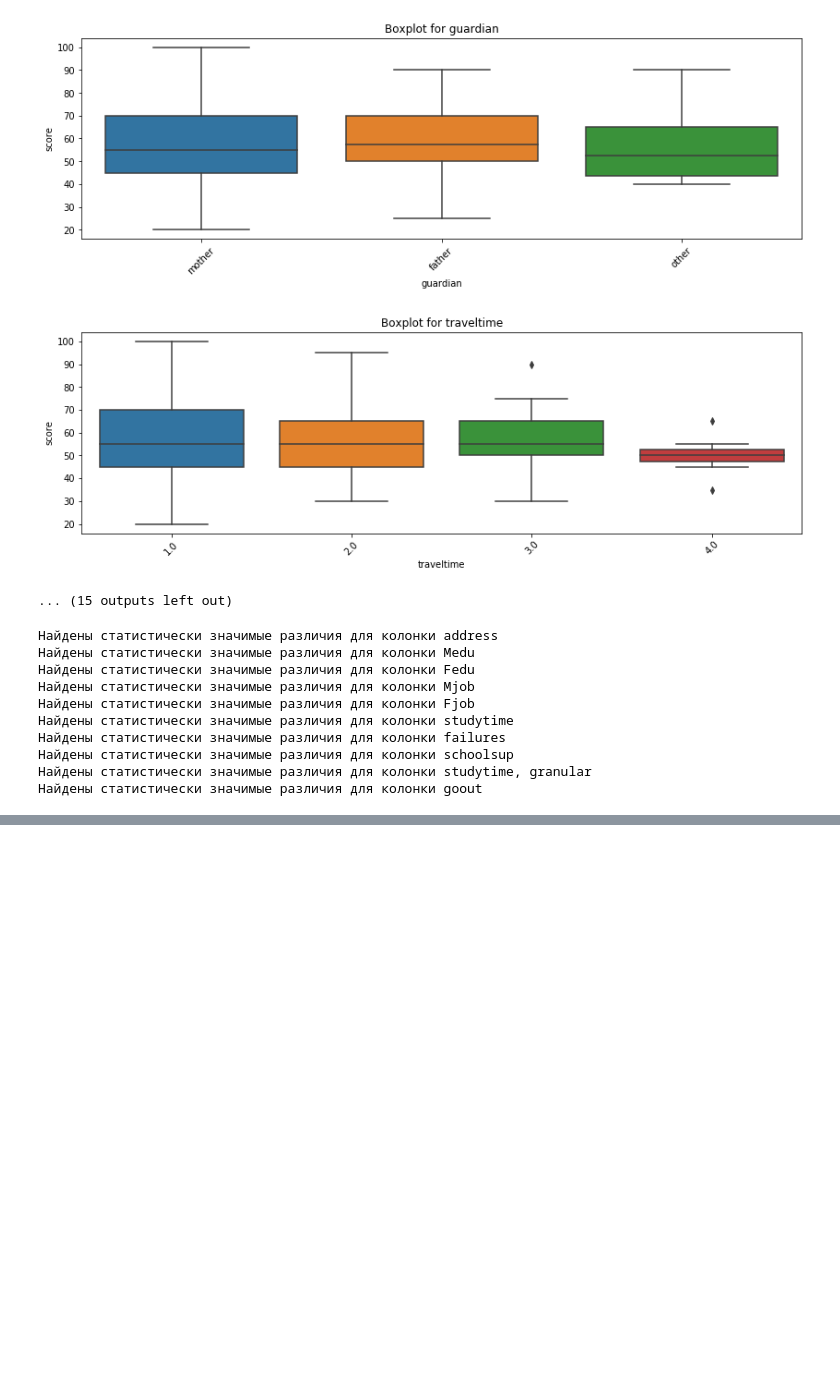
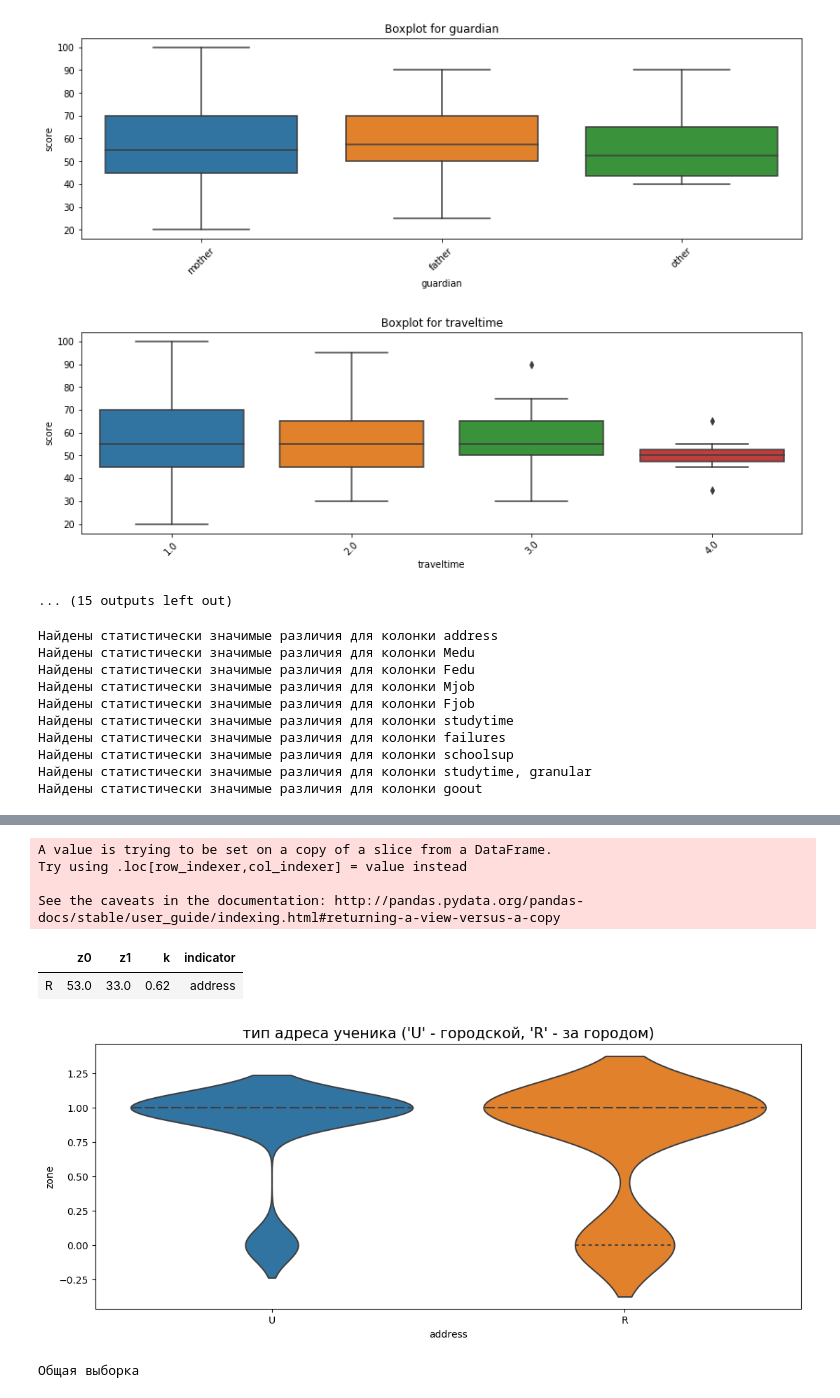
Before and after one commit to Viktor-VK/skillfactory_rds, a Jupyter notebook: module_2/RealDS_2.ipynb, the cells around one changed output, grey strips where cells are left out. Cells and saved outputs as stored; diff of their text form; code cells hidden in the pictures; blank space fills up the shorter version.

```diff
--- a/module_2/RealDS_2.ipynb
+++ b/module_2/RealDS_2.ipynb
@@ -598,0 +512,72 @@ See the caveats in the documentation: http://pandas.pydata.org/pandas-docs/stabl
+# %%
+# Теперь выясню доли значений переменных в зоне риска и зоне успеха.
+# Для этого придется сделать некоторые преобразования
+
+dk1 = pd.DataFrame() # Пустой датафрейм
+col=[] # для названия столбца
+name=[] # для названия показателя внутри столбца
+k=[] # коэффициент корреляции
+
+# Список статистически значимых переменных:
+xr=['address', 'Medu', 'Fedu', 'Mjob', 'Fjob','studytime', 'failures', 'schoolsup',
+'goout']
+
+study=stud_math[xr]
+for w in study.columns:
+    print('Общая выборка')
+    display(pd.DataFrame(study[w].value_counts()))
+
+    # Далее создам датафреймы с разделением значений по зонам.
+
+    z0=pd.DataFrame(stud_math[w].loc[stud_math['zone']==0].value_counts())
+    z1=pd.DataFrame(stud_math[w].loc[stud_math['zone']==1].value_counts())
+    d=pd.concat([z0, z1], axis=1, sort=False)
+
+    d.columns = ['z0', 'z1']
+
+
+    # Добавлю столбец, показывающий доли показателей зоны риска и зоны успеха.
+    d=d.fillna(0)
+    d['k']=round((d['z0']/(d['z1']+d['z0'])),2)
+
+    print('Распределение фактического количества студентов по зонам')
+    display(d)
+
+    # Есть очень важный момент, зона риска и зона успеха не равны друг другу по
+    # количеству студентов. Эту разницу в весе необходимо учесть при вычислении коэффициента k.
+    # Процент студентов в зоне риска рассчитан выше как pr
+
+    # Уравновешу доли студентов в зонах для расчета k с помощью пропорции.
+    # Смысл такой, а сколько студентов было бы при соотношении общего количества студентов по зонам 50/50.
+    pr=round(pr,1)
+    z0=round(z0*50/pr,0)       # расчетное количество студентов в зоне риска с учетом диспропорции
+    z1=round(z1*50/(100-pr),0) # расчетное количество студентов в зоне успеха с учетом диспропорции
+
+    d=pd.DataFrame()
+    d=pd.concat([z0, z1], axis=1, sort=False)
+    d.columns = ['z0', 'z1']
+    d=d.fillna(0)
+    d['k']=round((d['z0']/(d['z1']+d['z0'])),2)
+
+    print('Распределение расчетного количества студентов по зонам с учетом диспропорции ', pr,
+         'на', (100-pr))
+    display(d)
+
+
+    # Соберу в отдельные списки показатели с высокими коэффициентами 'k'
+    y=0.6 # коэф отбора показателей
+    dk=d.loc[d['k']>y]
+    dk['indicator']=w
+    print('')
+    print('Показатели выше коэффициента ', y)
+    display(dk)
+    dk1=pd.concat([dk1, dk])
+
+    # Для визуальной оценки влияния показателей на попадание в зону риска добавлю скрипичную диаграмму
+    plt.figure(figsize=(13,5), dpi= 100)
+    sns.violinplot(x=w, y='zone', data=stud_math, scale='width', inner='quartile')
+
+    # Decoration
+    plt.title(comment[w], fontsize=15)
+    plt.show()
+# %% [output]
@@ -598,0 +597,8 @@ See the caveats in the documentation: http://pandas.pydata.org/pandas-docs/stabl
+A value is trying to be set on a copy of a slice from a DataFrame.
+Try using .loc[row_indexer,col_indexer] = value instead
+
+See the caveats in the documentation: http://pandas.pydata.org/pandas-docs/stable/user_guide/indexing.html#returning-a-view-versus-a-copy
+|  | z0 | z1 | k | indicator |
+| R | 53.0 | 33.0 | 0.62 | address |
+[figure, added]
+Общая выборка
```
Also changed, not shown: parts of 14 cells of this notebook.
